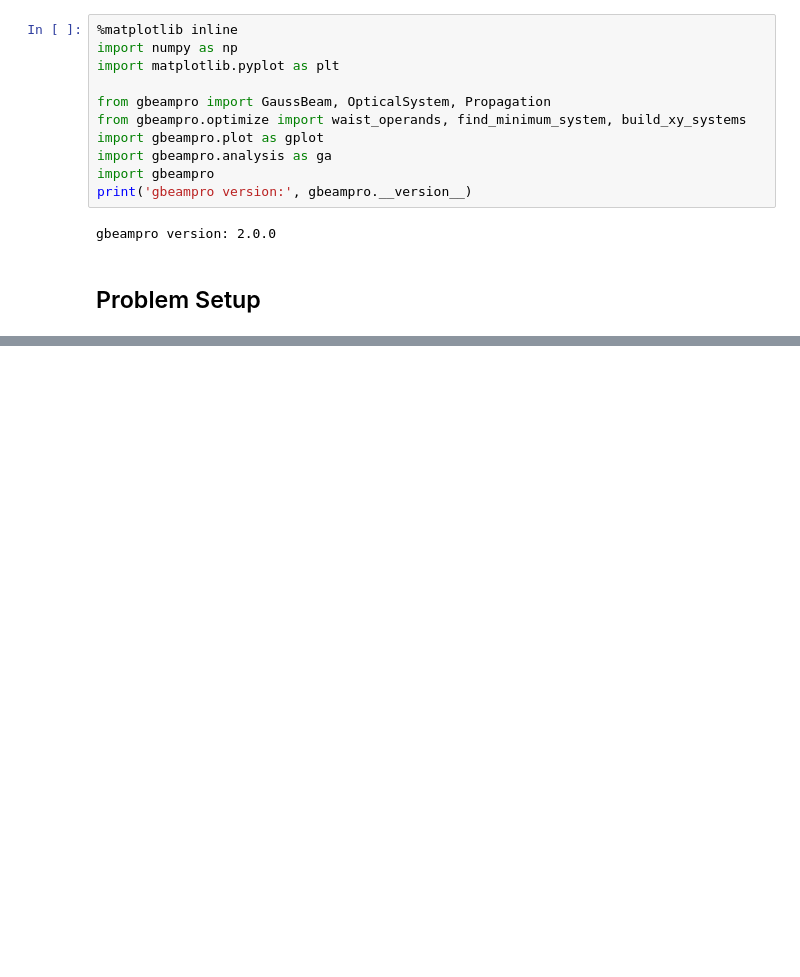
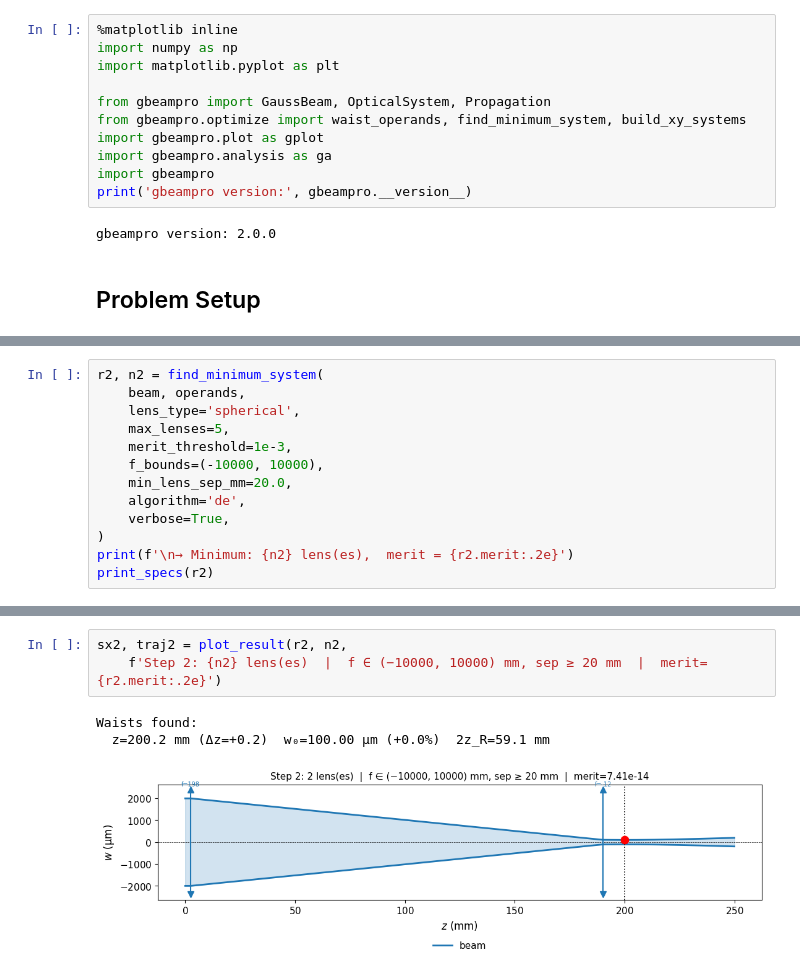
Before and after one commit to akihiko-shimura/gbeampro, a Jupyter notebook: gbeampro/examples/minimum_lens_system.ipynb, the cells around one changed output, grey strips where cells are left out. Cells and saved outputs as stored; diff of their text form; blank space fills up the shorter version.

```diff
--- a/gbeampro/examples/minimum_lens_system.ipynb
+++ b/gbeampro/examples/minimum_lens_system.ipynb
@@ -134,0 +147,13 @@ Operand summary:
+# %%
+r2, n2 = find_minimum_system(
+    beam, operands,
+    lens_type='spherical',
+    max_lenses=5,
+    merit_threshold=1e-3,
+    f_bounds=(-10000, 10000),
+    min_lens_sep_mm=20.0,
+    algorithm='de',
+    verbose=True,
+)
+print(f'\n→ Minimum: {n2} lens(es),  merit = {r2.merit:.2e}')
+print_specs(r2)
@@ -134,0 +170,7 @@ Operand summary:
+# %%
+sx2, traj2 = plot_result(r2, n2,
+    f'Step 2: {n2} lens(es)  |  f ∈ (−10000, 10000) mm, sep ≥ 20 mm  |  merit={r2.merit:.2e}')
+# %% [output]
+Waists found:
+  z=200.2 mm (Δz=+0.2)  w₀=100.00 µm (+0.0%)  2z_R=59.1 mm
+[figure, added]
```
Also changed, not shown: parts of 26 cells of this notebook.
